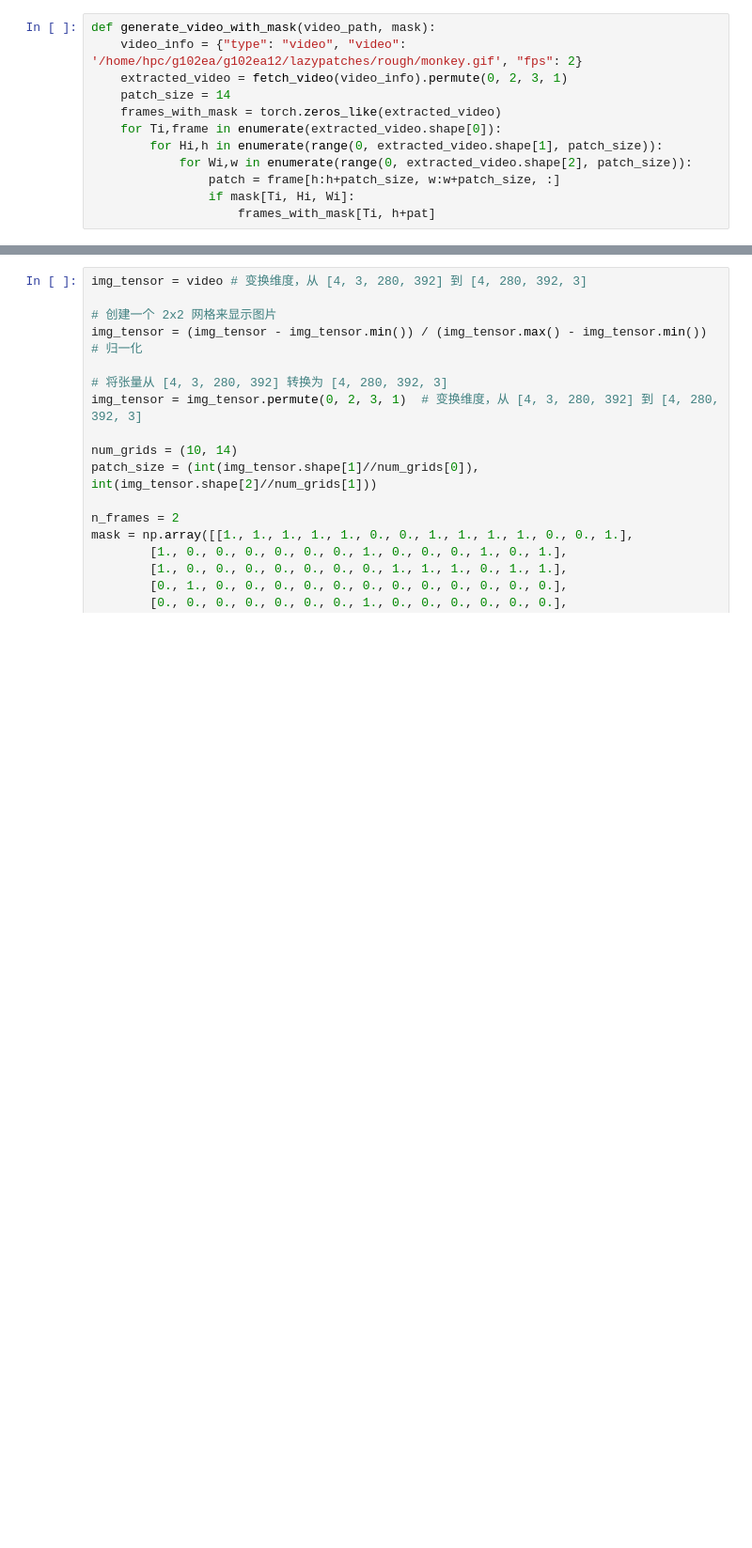
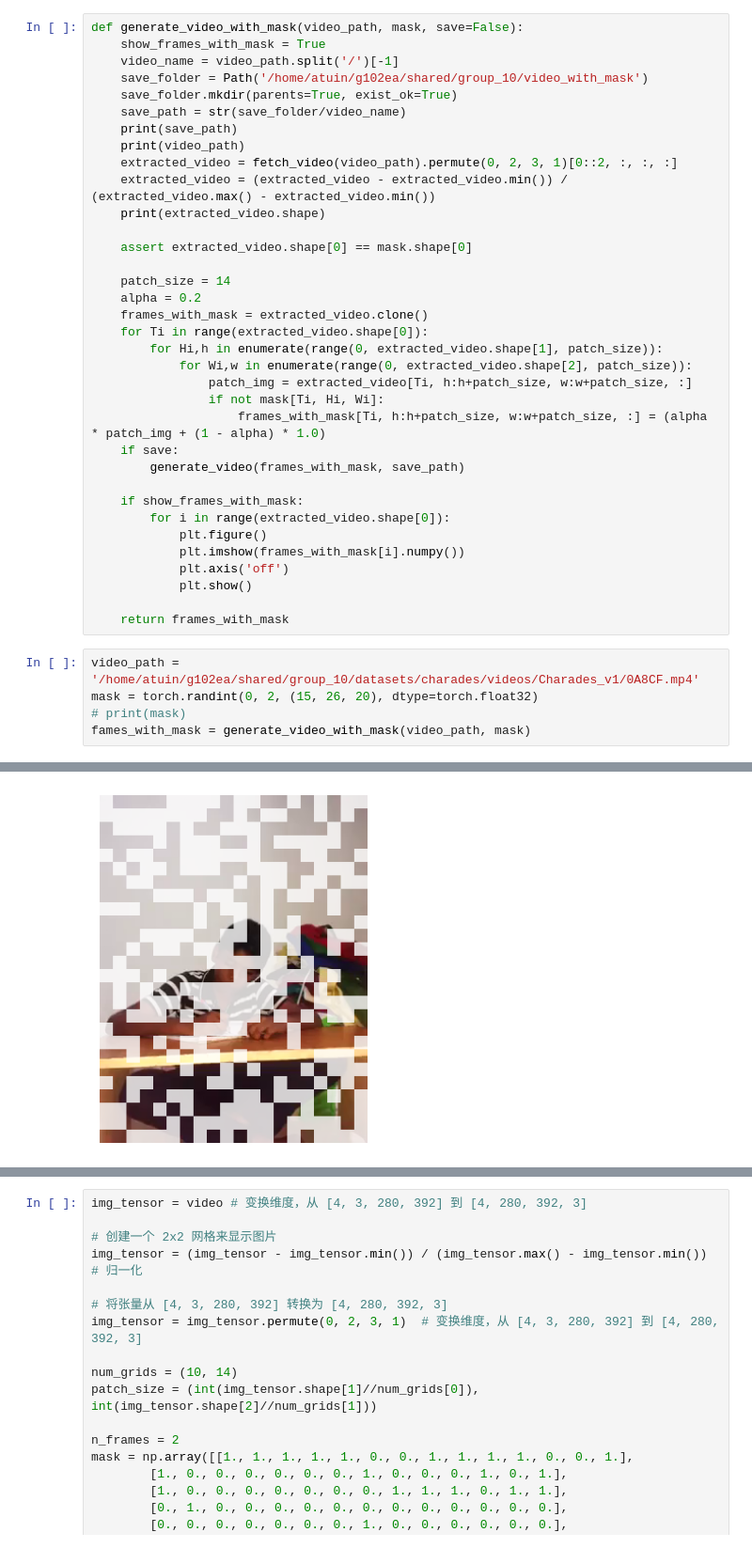
Before and after one commit to yogesh1q2w/lazypatches, a Jupyter notebook: paper_analysis/frame_with_mask.ipynb, the cells around one changed output, grey strips where cells are left out. Shown at 94% size. Cells and saved outputs as stored; diff of their text form; blank space fills up the shorter version.

Commit message:
video_with_mask

```diff
--- a/paper_analysis/frame_with_mask.ipynb
+++ b/paper_analysis/frame_with_mask.ipynb
@@ -13,12 +33,41 @@ torch.Size([4, 3, 280, 392])
 # %%
-def generate_video_with_mask(video_path, mask):
-    video_info = {"type": "video", "video": '/home/hpc/g102ea/g102ea12/lazypatches/rough/monkey.gif', "fps": 2}
-    extracted_video = fetch_video(video_info).permute(0, 2, 3, 1)
+def generate_video_with_mask(video_path, mask, save=False):
+    show_frames_with_mask = True
+    video_name = video_path.split('/')[-1]
+    save_folder = Path('/home/atuin/g102ea/shared/group_10/video_with_mask')
+    save_folder.mkdir(parents=True, exist_ok=True)
+    save_path = str(save_folder/video_name)
+    print(save_path)
+    print(video_path)
+    extracted_video = fetch_video(video_path).permute(0, 2, 3, 1)[0::2, :, :, :]
+    extracted_video = (extracted_video - extracted_video.min()) / (extracted_video.max() - extracted_video.min())
+    print(extracted_video.shape)
+
+    assert extracted_video.shape[0] == mask.shape[0]
+
     patch_size = 14
-    frames_with_mask = torch.zeros_like(extracted_video)
-    for Ti,frame in enumerate(extracted_video.shape[0]):
+    alpha = 0.2
+    frames_with_mask = extracted_video.clone()
+    for Ti in range(extracted_video.shape[0]):
         for Hi,h in enumerate(range(0, extracted_video.shape[1], patch_size)):
             for Wi,w in enumerate(range(0, extracted_video.shape[2], patch_size)):
-                patch = frame[h:h+patch_size, w:w+patch_size, :]
-                if mask[Ti, Hi, Wi]:
-                    frames_with_mask[Ti, h+pat]
+                patch_img = extracted_video[Ti, h:h+patch_size, w:w+patch_size, :]
+                if not mask[Ti, Hi, Wi]:
+                    frames_with_mask[Ti, h:h+patch_size, w:w+patch_size, :] = (alpha * patch_img + (1 - alpha) * 1.0)
+    if save:
+        generate_video(frames_with_mask, save_path)
+
+    if show_frames_with_mask:
+        for i in range(extracted_video.shape[0]):
+            plt.figure()
+            plt.imshow(frames_with_mask[i].numpy())
+            plt.axis('off')
+            plt.show()
+
+    return frames_with_mask
+# %%
+video_path = '/home/atuin/g102ea/shared/group_10/datasets/charades/videos/Charades_v1/0A8CF.mp4'
+mask = torch.randint(0, 2, (15, 26, 20), dtype=torch.float32)
+# print(mask)
+fames_with_mask = generate_video_with_mask(video_path, mask)
+# %% [output]
@@ -24,0 +77 @@ def generate_video_with_mask(video_path, mask):
+[figure, added]
```
Also changed, not shown: parts of 4 cells of this notebook.
